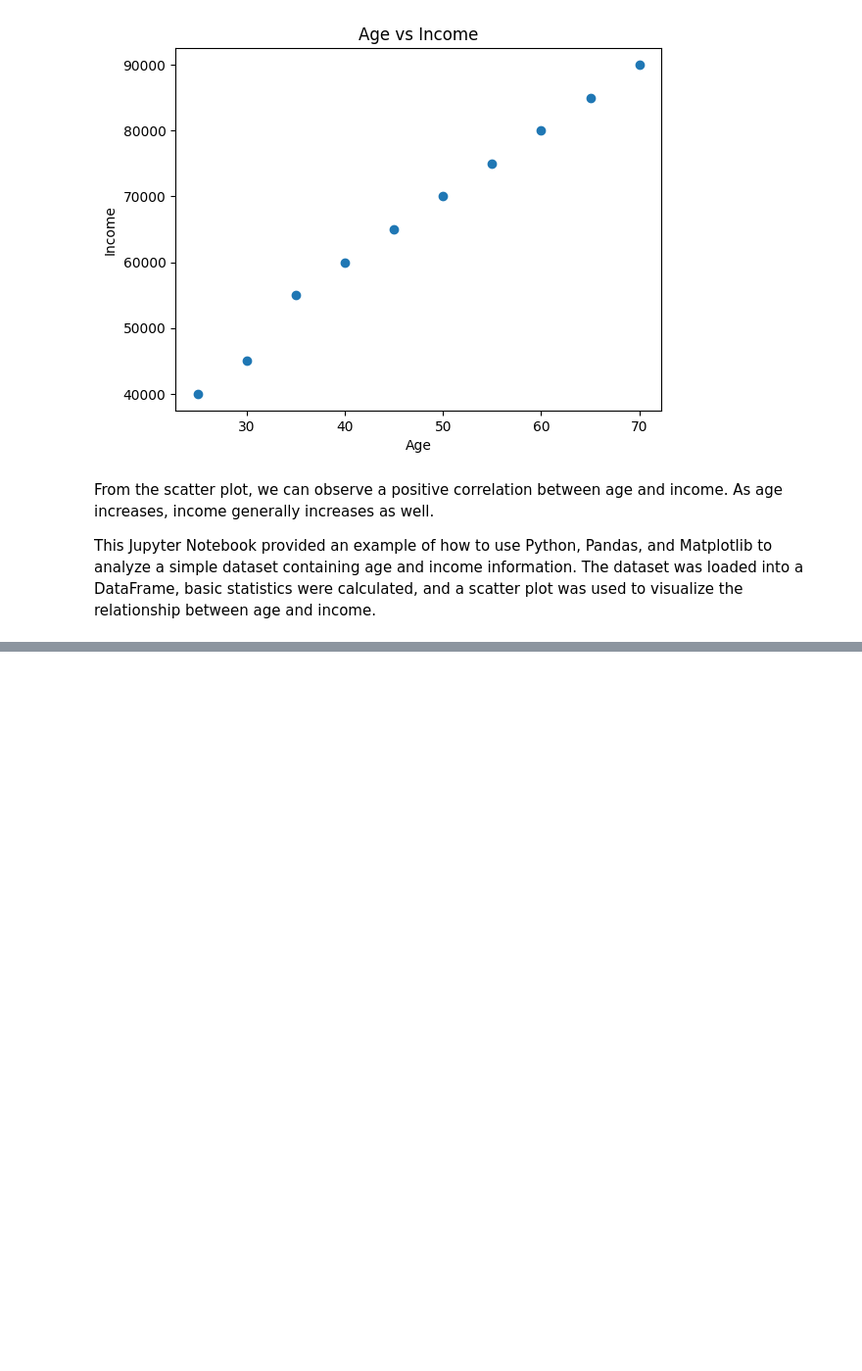
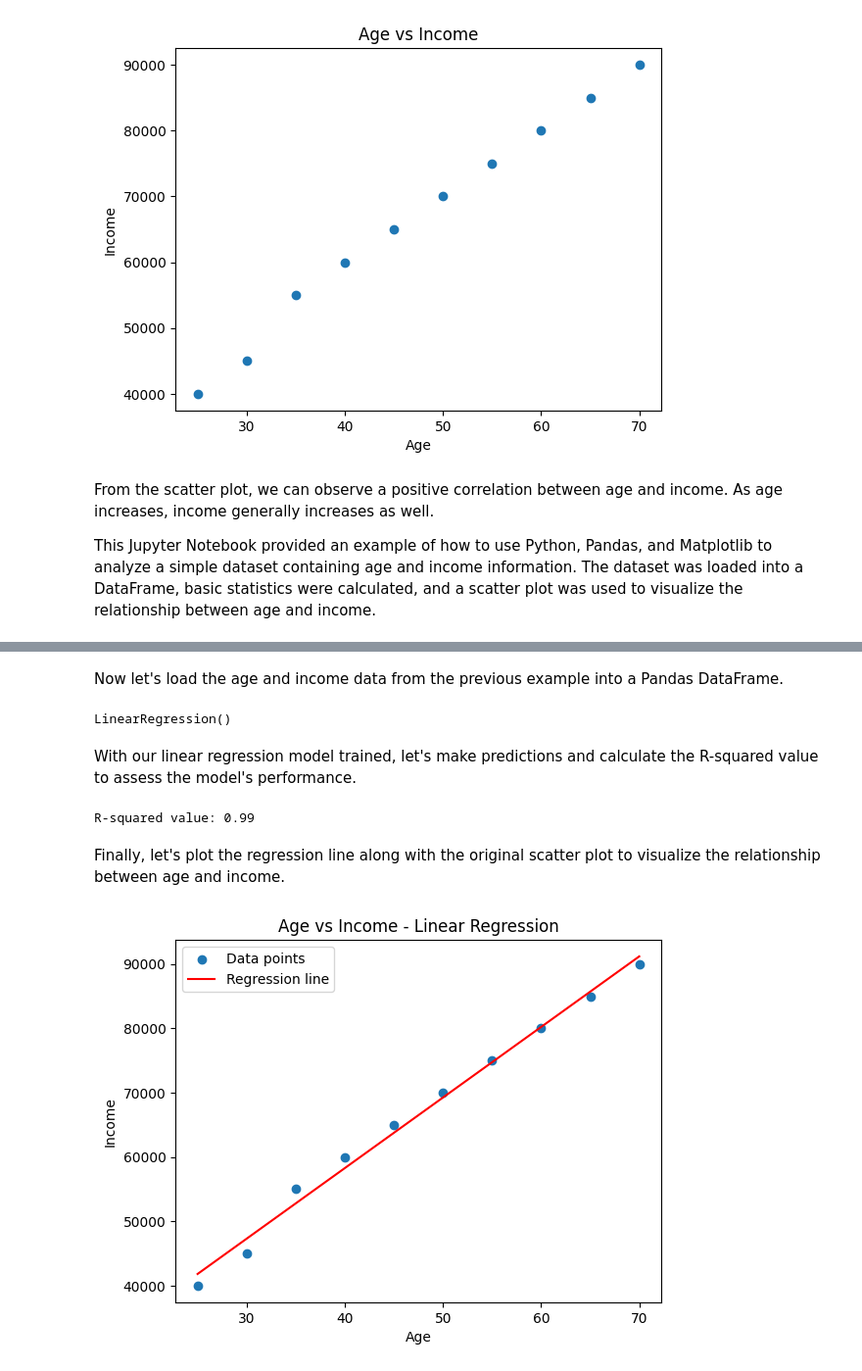
Before and after one commit to MathewLipman/Work-Samples, a Jupyter notebook: Python_Pandas_Matplotlib.ipynb, the cells around one changed output, grey strips where cells are left out. Shown at 98% size. Drawn from its saved outputs; the diff is of its cells as text; code cells hidden in the pictures; blank space fills up the shorter version.

```diff
--- a/Python_Pandas_Matplotlib.ipynb
+++ b/Python_Pandas_Matplotlib.ipynb
@@ -66,0 +79,31 @@ This Jupyter Notebook provided an example of how to use Python, Pandas, and Matp
+# %% [markdown]
+Now let's load the age and income data from the previous example into a Pandas DataFrame.
+# %%
+X = df['Age'].values.reshape(-1, 1)
+y = df['Income'].values
+
+model = LinearRegression()
+model.fit(X, y)
+# %% [output]
+LinearRegression()
+# %% [markdown]
+With our linear regression model trained, let's make predictions and calculate the R-squared value to assess the model's performance.
+# %%
+y_pred = model.predict(X)
+r2 = r2_score(y, y_pred)
+
+print(f'R-squared value: {r2:.2f}')
+# %% [output]
+R-squared value: 0.99
+# %% [markdown]
+Finally, let's plot the regression line along with the original scatter plot to visualize the relationship between age and income.
+# %%
+plt.scatter(X, y, label='Data points')
+plt.plot(X, y_pred, color='red', label='Regression line')
+plt.xlabel('Age')
+plt.ylabel('Income')
+plt.title('Age vs Income - Linear Regression')
+plt.legend()
+plt.show()
+# %% [output]
+[figure, added]
```
Also changed, not shown: parts of 3 cells of this notebook.
